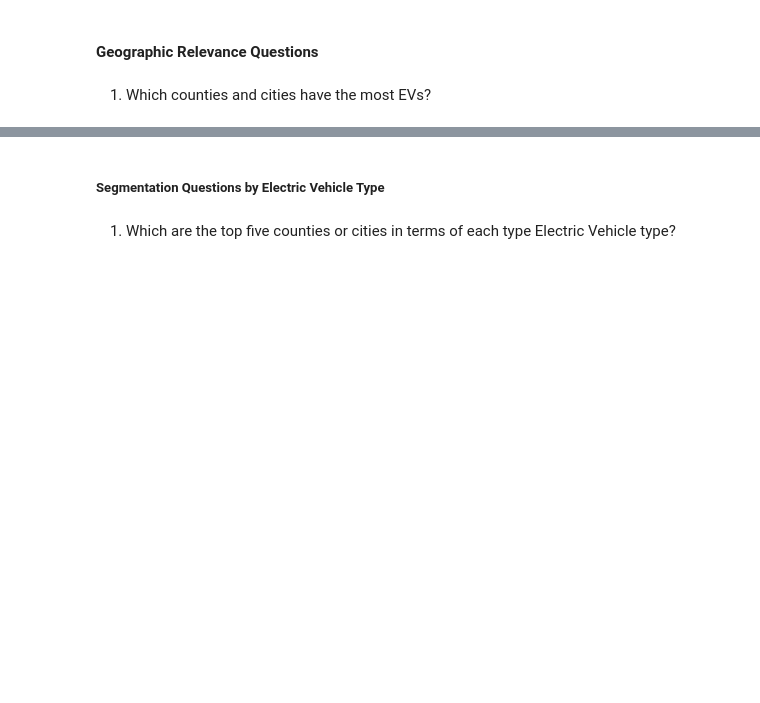
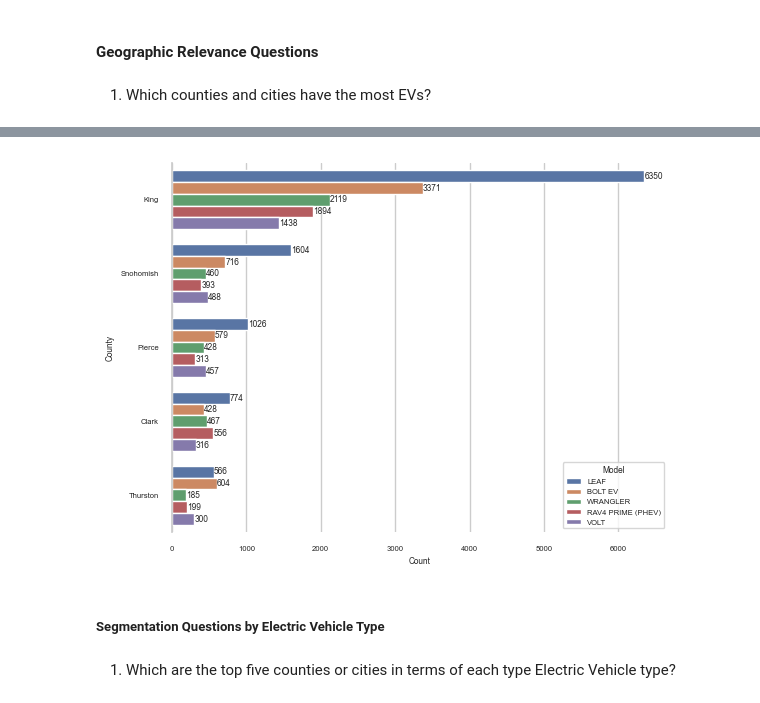
Before and after one commit to speer987/data-analysis-edtech, a Jupyter notebook: notebooks/03_insights_and_visualizations.ipynb, the cells around one changed output, grey strips where cells are left out. Cells and saved outputs as stored; diff of their text form; code cells hidden in the pictures; blank space fills up the shorter version.

```diff
--- a/notebooks/03_insights_and_visualizations.ipynb
+++ b/notebooks/03_insights_and_visualizations.ipynb
@@ -249,3 +271,18 @@ plt.show()
+# %%
+pop_city = duckdb.sql("""
+                    SELECT County, Model, COUNT(Model) AS Count from df
+                    WHERE Model IN ('WRANGLER', 'RAV4 PRIME (PHEV)', 'VOLT', 'LEAF', 'BOLT EV')
+                        AND County IN ('King', 'Snohomish', 'Pierce', 'Clark', 'Thurston')
+                    GROUP BY County, Model
+                    ORDER BY Count DESC
+                    """).df()
+plot = sns.barplot(pop_city, x="Count", y="County", hue="Model")
+for container in plot.containers:
+    plot.bar_label(container)
+sns.despine(bottom=True)
+plt.show()
+# %% [output]
+[figure, added]
 # %% [markdown]
 ##### Segmentation Questions by Electric Vehicle Type
 # %% [markdown]
```
Also changed, not shown: parts of 14 cells of this notebook.
